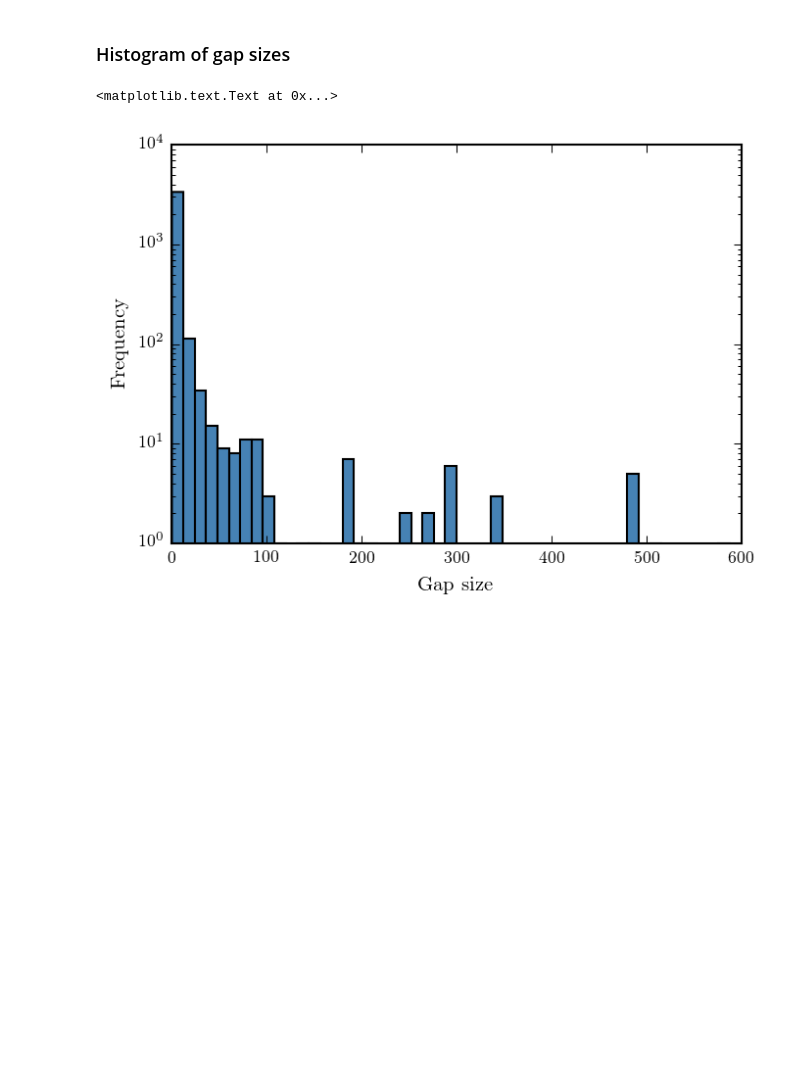
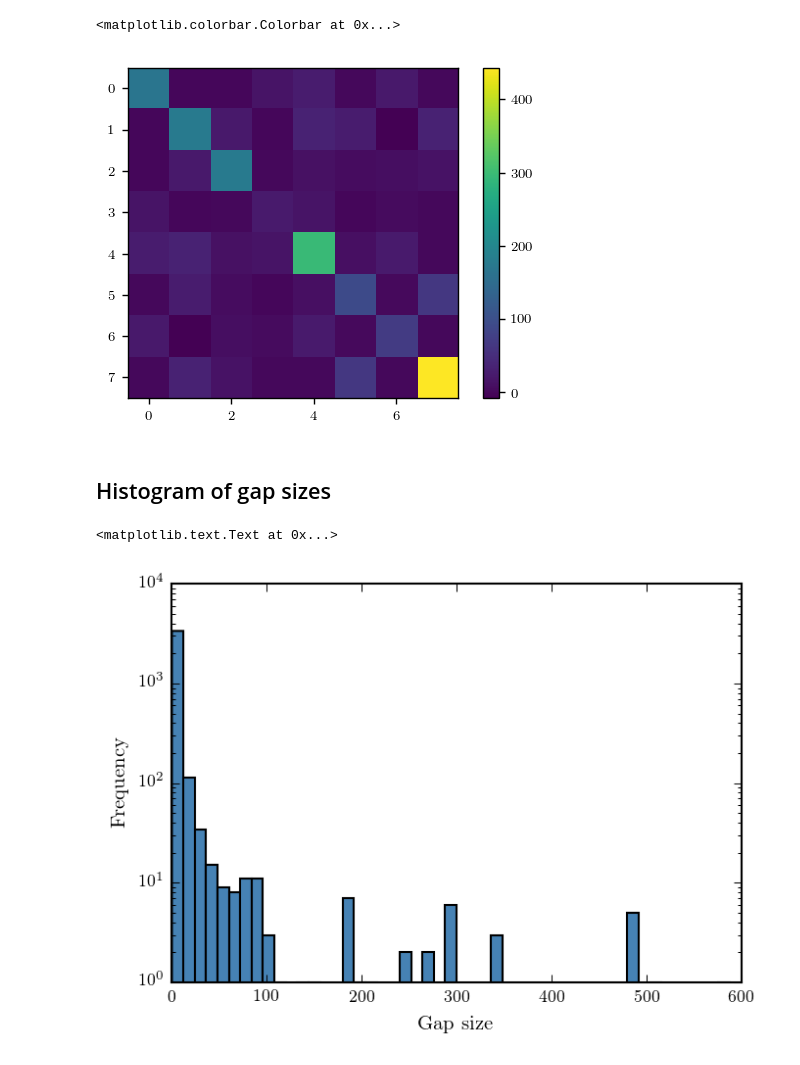
Before and after one commit to adam-coogan/snow_data_cleaning, a Jupyter notebook: scripts/DataExplorations.ipynb, the cells around one changed output. Cells and saved outputs as stored; diff of their text form; code cells hidden in the pictures; blank space fills up the shorter version.

```diff
--- a/scripts/DataExplorations.ipynb
+++ b/scripts/DataExplorations.ipynb
@@ -26,5 +112,28 @@ dateTimes = pd.read_csv("../output/site_1_cleaned_T.csv").drop(['Unnamed: 0', 'U
+# %%
+cov_summer = np.zeros(2*[N])
+
+for i in range(N):
+    # Compute {y_{i,t} - E[y_i]}
+    y_is = fullData[ti_summer:tf_summer, i]
+    residuals_is = y_is - np.nanmean(y_is)
+
+    for j in range(N):
+        # Compute {y_{j,t} - E[y_j]}
+        y_js = fullData[ti_summer:tf_summer, j]
+        residuals_js = y_js - np.nanmean(y_js)
+
+        # Times at which {y_{i,t}} and {y_{j,t}} are both non-nan
+        obs_indices = np.all([~np.isnan(y_is), ~np.isnan(y_js)], axis=0)
+
+        cov_summer[i, j] = np.mean(residuals_is[obs_indices] * residuals_js[obs_indices]) * len(obs_indices) / (len(obs_indices) - 1.0)
+# %%
+plt.imshow(cov_summer)
+plt.colorbar()
+# %% [output]
+<matplotlib.colorbar.Colorbar at 0x...>
+[figure, added]
 # %% [markdown]
-### Histogram of gap sizes
+## Histogram of gap sizes
 # %%
 genChunkTestSets(fullData, 100, 200, 20, dirName="test_data/intervalLen_200_gapSize_20/")
 # %%
```
Also changed, not shown: parts of 12 cells of this notebook.
